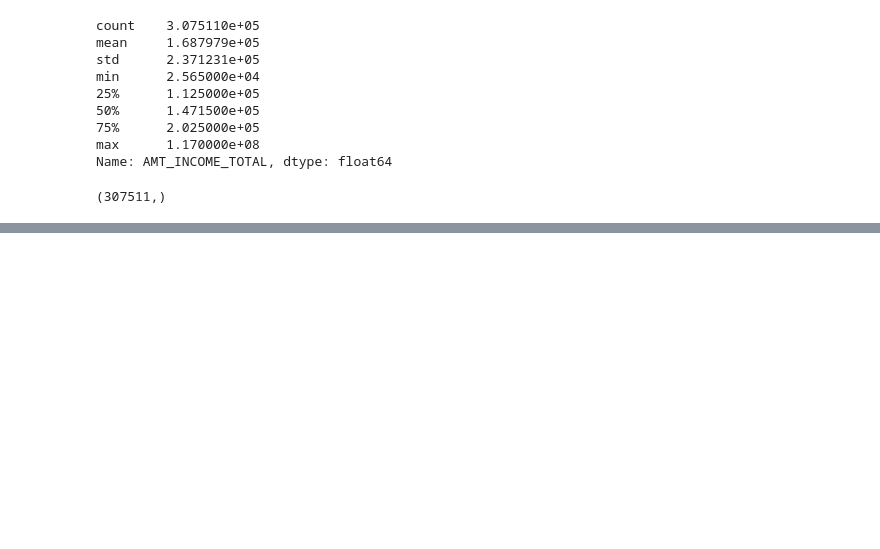
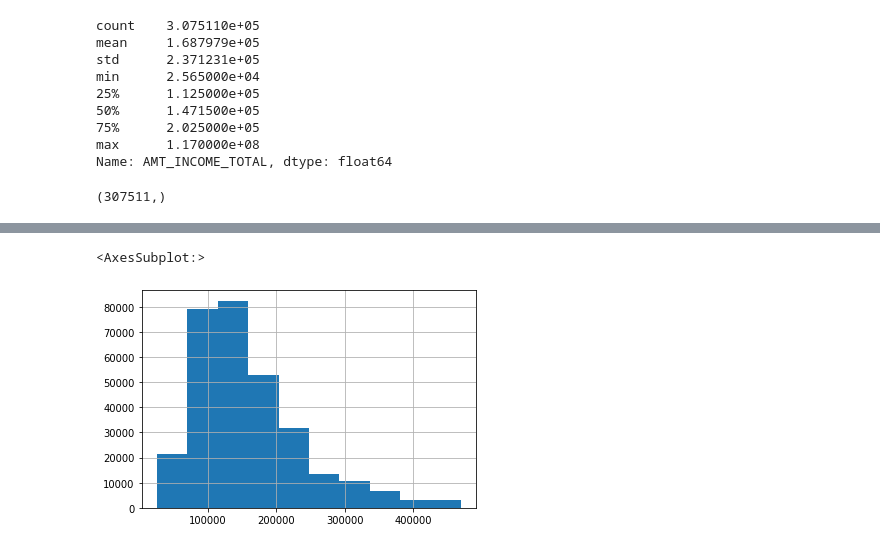
Before and after one commit to aaron0319/1st-DL-CVMarathon, a Jupyter notebook: Day_008_HW.ipynb, the cells around one changed output, grey strips where cells are left out. Drawn from its saved outputs; the diff is of its cells as text; code cells hidden in the pictures; blank space fills up the shorter version.

```diff
--- a/Day_008_HW.ipynb
+++ b/Day_008_HW.ipynb
@@ -99,0 +171,5 @@ app_train['AMT_INCOME_TOTAL'].shape
+# %%
+app_train.loc[app_train['AMT_INCOME_TOTAL'] < app_train['AMT_INCOME_TOTAL'].quantile(0.99)]['AMT_INCOME_TOTAL'].hist()
+# %% [output]
+<AxesSubplot:>
+[figure, added]
```
Also changed, not shown: parts of 5 cells of this notebook.
